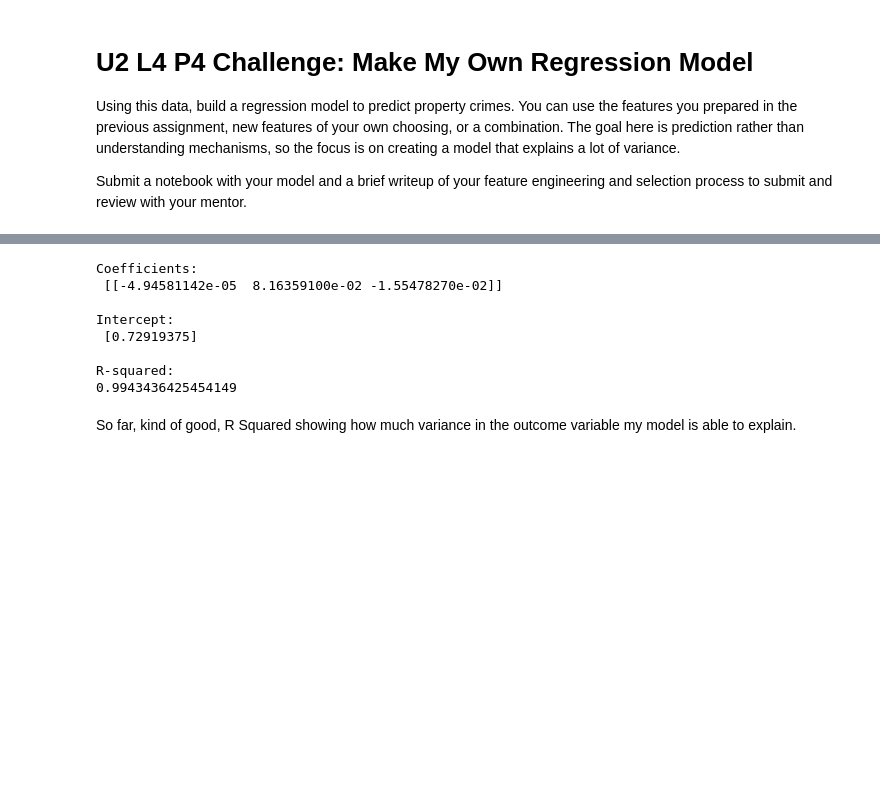
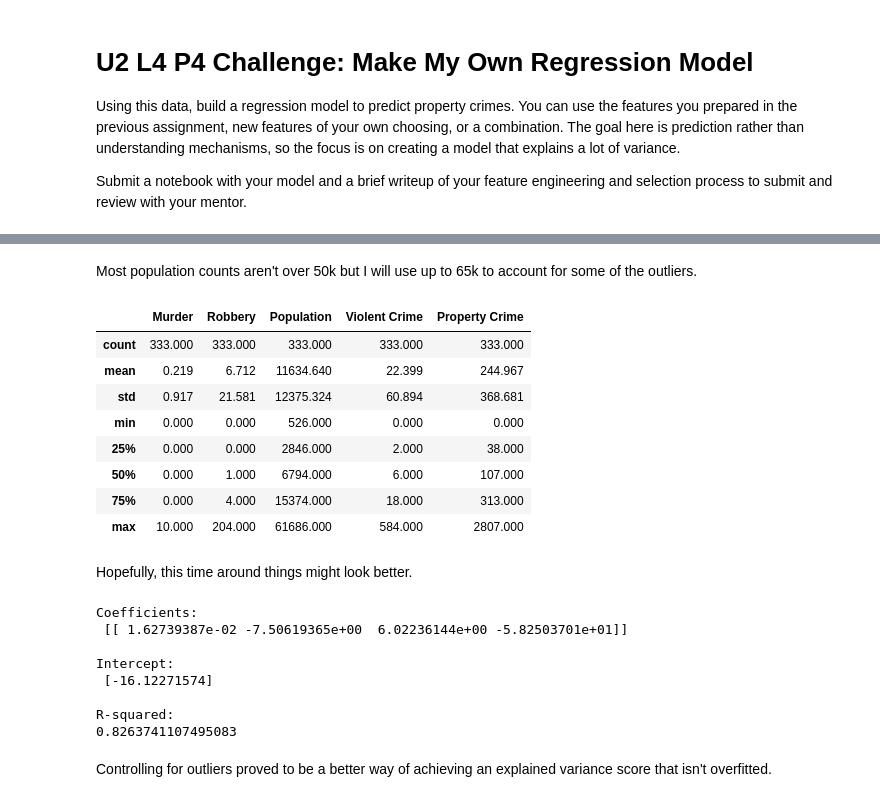
Before and after one commit to lamkg/Thinkful-, a Jupyter notebook: U2 L4 P4 Challenge Regression Model .ipynb, the cells around one changed output, grey strips where cells are left out. Saved outputs shown, nothing was run; the diff lists cells and outputs as text; code cells hidden in the pictures; blank space fills up the shorter version.

```diff
--- a/U2 L4 P4 Challenge Regression Model .ipynb
+++ b/U2 L4 P4 Challenge Regression Model .ipynb
@@ -109,11 +150,36 @@ df['Violent Crime'] = df['Violent Crime'].apply(pd.to_numeric)
+# %% [markdown]
+Most population counts aren't over 50k but I will use up to 65k to account for some of the outliers.
+# %%
+data.describe()
+# %% [output]
+|  | Murder | Robbery | Population | Violent Crime | Property Crime |
+| count | 333.000 | 333.000 | 333.000 | 333.000 | 333.000 |
+| mean | 0.219 | 6.712 | 11634.640 | 22.399 | 244.967 |
+| std | 0.917 | 21.581 | 12375.324 | 60.894 | 368.681 |
+| min | 0.000 | 0.000 | 526.000 | 0.000 | 0.000 |
+| 25% | 0.000 | 0.000 | 2846.000 | 2.000 | 38.000 |
+| 50% | 0.000 | 1.000 | 6794.000 | 6.000 | 107.000 |
+| 75% | 0.000 | 4.000 | 15374.000 | 18.000 | 313.000 |
+| max | 10.000 | 204.000 | 61686.000 | 584.000 | 2807.000 |
+# %% [markdown]
+Hopefully, this time around things might look better.
 # %%
-# Make sure that all the data that I've selected is usable.
-data = df[['Murder', 'Robbery', 'Population', 'Violent Crime']].dropna()
-
+# Model with just X and Y were grossly overfitted. Must fix
 # Instantiate and fit our model.
 regr = linear_model.LinearRegression()
-Y = data['Murder'].values.reshape(-1, 1)
-X = data[['Population','Robbery','Violent Crime']]
+Y = data['Property Crime'].values.reshape(-1, 1)
+X = data[['Population','Robbery','Violent Crime', 'Murder']]
+# Square the parameters so that we can achieve homoscedasticity.
+data['Robbery Sqrd'] = data['Robbery'] * data['Robbery']
+data['Violent Crime Sqrd'] = data['Violent Crime'] * data['Violent Crime']
+data['Murder Sqrd'] = data['Murder'] * data['Murder']
+data['Population Sqrd'] = data['Population'] * data['Population']
+data['Property Crime Sqrd'] = data['Property Crime'] * data['Property Crime']
+
+
+X2 = data[['Robbery Sqrd', 'Violent Crime Sqrd', 'Murder Sqrd', 'Population Sqrd']]
+Y2 = data['Property Crime Sqrd'].values.reshape(-1, 1)
+
 regr.fit(X, Y)
 
 # Inspect the results.
@@ -123,15 +189,15 @@ print('\nR-squared:')
 print(regr.score(X, Y))
 # %% [output]
 Coefficients:
- [[-4.94581142e-05  8.16359100e-02 -1.55478270e-02]]
+ [[ 1.62739387e-02 -7.50619365e+00  6.02236144e+00 -5.82503701e+01]]
 
 Intercept:
- [0.72919375]
+ [-16.12271574]
 
 R-squared:
-0.9943436425454149
+0.8263741107495083
-# %% [markdown]
-So far, kind of good, R Squared showing how much variance in the outcome variable my model is able to explain.
+# %% [markdown]
+Controlling for outliers proved to be a better way of achieving an explained variance score that isn't overfitted.
 # %%
 # Extract predicted values.
 predicted = regr.predict(X).ravel()
```
Also changed, not shown: parts of 14 cells of this notebook.
